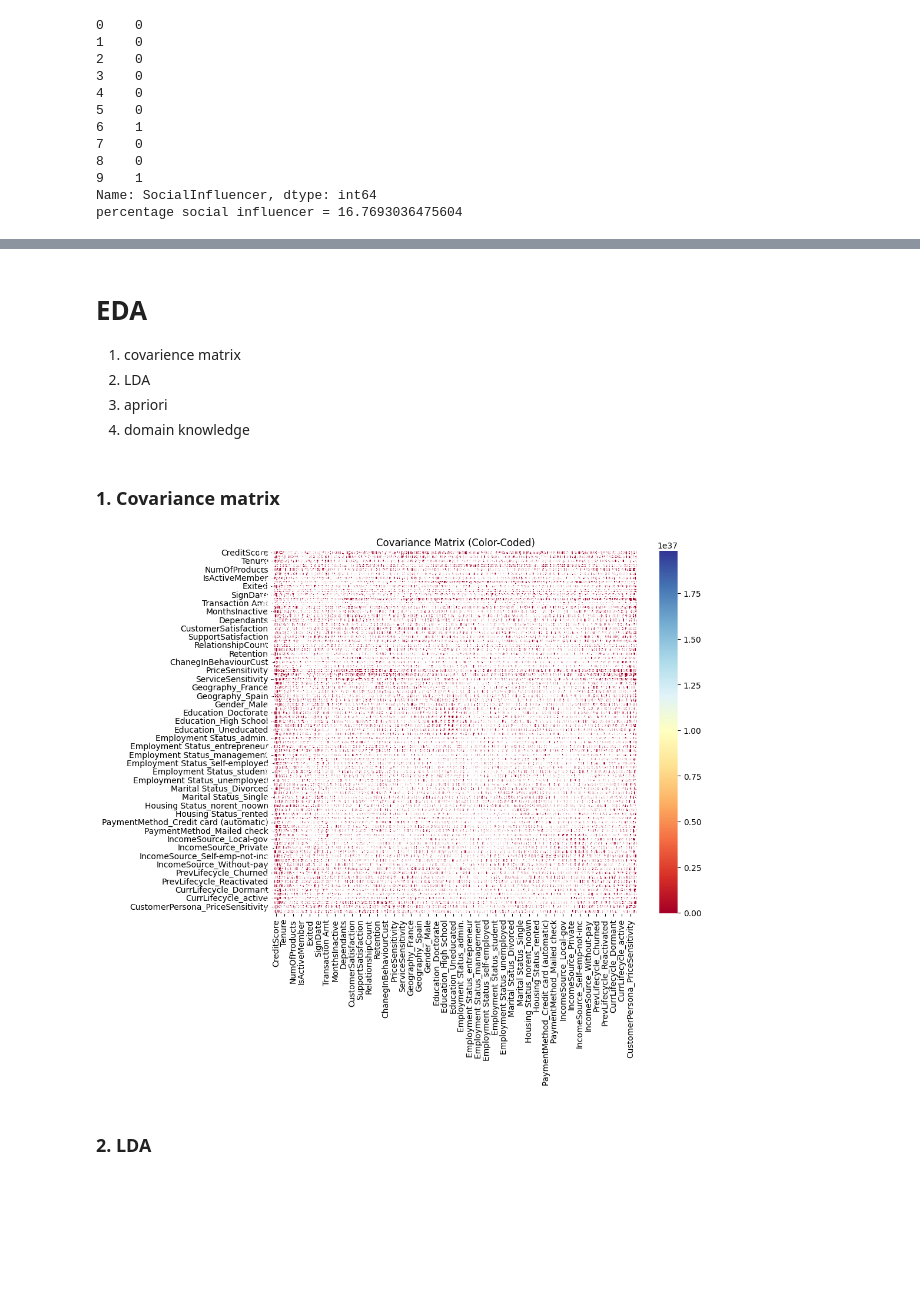
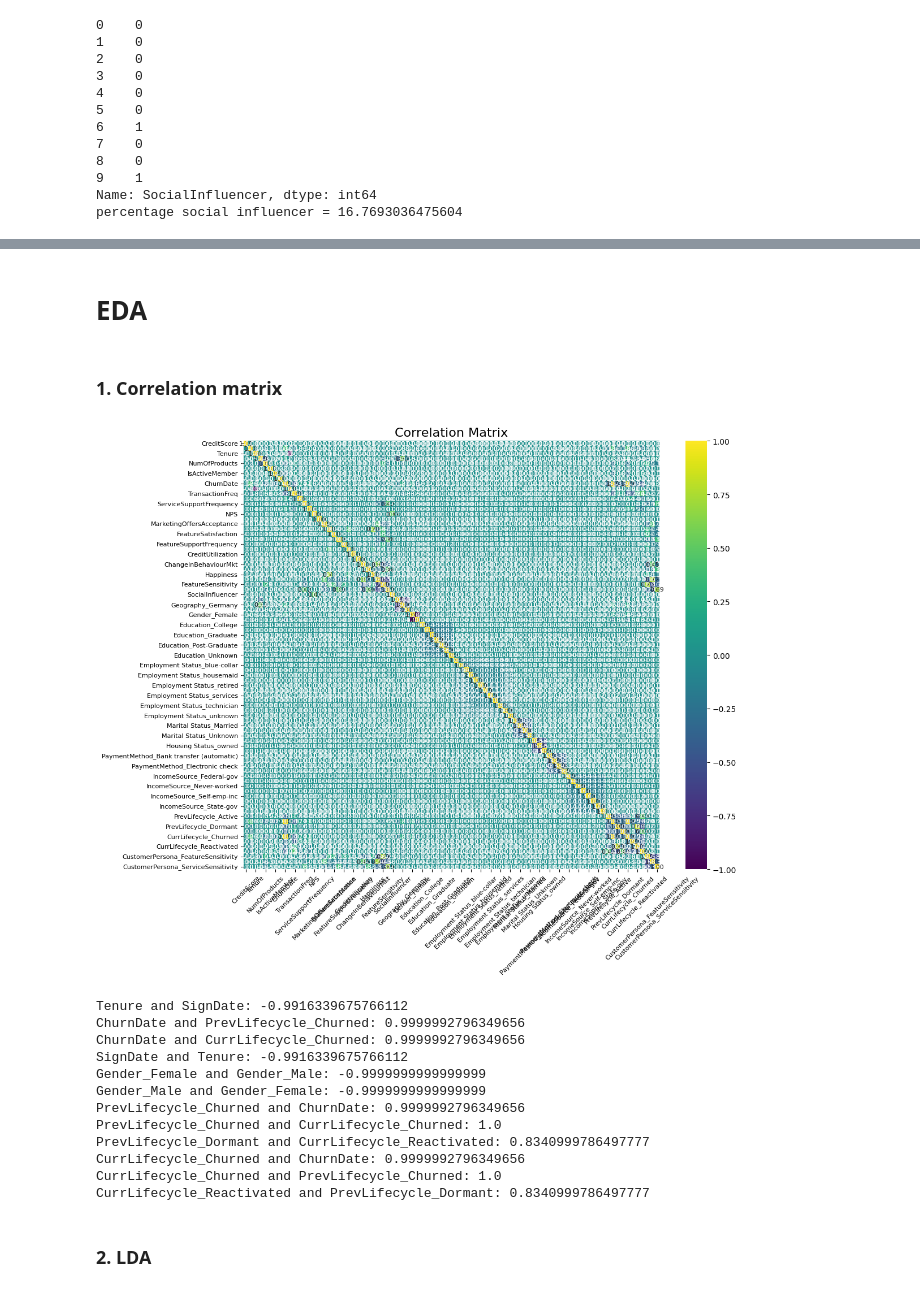
Before and after one commit to CabooseExia/DSA3101-Customer-Churn, a Jupyter notebook: backend.ipynb, the cells around one changed output, grey strips where cells are left out. Cells and saved outputs as stored; diff of their text form; code cells hidden in the pictures; blank space fills up the shorter version.

```diff
--- a/backend.ipynb
+++ b/backend.ipynb
@@ -1215,8 +1215,14 @@ to_one_hot_encode_cols = ['Geography', 'Gender', 'Education', 'Employment Status
 
 bank_df_train.drop(columns=useless_cols, inplace=True)
 bank_df_train = pd.get_dummies(bank_df_train, columns=to_one_hot_encode_cols)
+
+reference_date = bank_df_train['ChurnDate'].min()
+bank_df_train['ChurnDate_Numeric'] = (bank_df_train['ChurnDate'] - reference_date).dt.days
 print(bank_df_train.dtypes)
 print(bank_df_train.head())
+
+# to get our dates back
+bank_df_train['ChurnDate_Back'] = reference_date + pd.to_timedelta(bank_df_train['ChurnDate_Numeric'], unit='D')
 # %% [output]
 CreditScore                             int64
 Age                                   float64
@@ -1238,22 +1244,52 @@ Length: 86, dtype: object
-# %% [markdown]
-# EDA
-1. covarience matrix
-2. LDA
-3. apriori
-4. domain knowledge
+# %% [markdown]
+# EDA
 # %% [markdown]
-### 1. Covariance matrix
+### 1. Correlation matrix
-# %%
-import seaborn as sns
-import matplotlib.pyplot as plt
-
-cov_matrix = bank_df_train.cov()
-plt.figure(figsize=(10, 8))
-sns.heatmap(cov_matrix, annot=True, cmap='RdYlBu', linewidths=.5, square=True)
-plt.title('Covariance Matrix (Color-Coded)')
-plt.show()
-# %% [output]
-[figure, removed]
+# %%
+import seaborn as sns
+import matplotlib.pyplot as plt
+
+cov_matrix = bank_df_train.cov()
+corr_matrix = bank_df_train.corr()
+plt.figure(figsize=(12, 10))
+
+# Plot the heatmap
+sns.heatmap(corr_matrix, annot=True, cmap='viridis', fmt=".2f", annot_kws={"fontsize": 8})
+
+# Customize the plot
+plt.title('Correlation Matrix', fontsize=16)
+plt.xticks(rotation=45, fontsize=8)
+plt.yticks(rotation=0, fontsize=8)
+
+# Display the plot
+plt.tight_layout()
+plt.show()
+
+correlated_columns = []
+threshold = 0.75  # You can adjust this threshold as needed
+
+for col in corr_matrix.columns:
+    correlated_cols = corr_matrix.index[(corr_matrix[col] > threshold) | (corr_matrix[col] < -threshold)].tolist()
+    correlated_cols.remove(col)  # Remove the current column itself
+    correlated_columns.extend([(col, corr) for corr in correlated_cols])
+
+
+for col, corr in correlated_columns:
+    print(f"{col} and {corr}: {corr_matrix.loc[col, corr]}")
+# %% [output]
+[figure, added]
+Tenure and SignDate: -0.9916339675766112
+ChurnDate and PrevLifecycle_Churned: 0.9999992796349656
+ChurnDate and CurrLifecycle_Churned: 0.9999992796349656
+SignDate and Tenure: -0.9916339675766112
+Gender_Female and Gender_Male: -0.9999999999999999
+Gender_Male and Gender_Female: -0.9999999999999999
+PrevLifecycle_Churned and ChurnDate: 0.9999992796349656
+PrevLifecycle_Churned and CurrLifecycle_Churned: 1.0
+PrevLifecycle_Dormant and CurrLifecycle_Reactivated: 0.8340999786497777
+CurrLifecycle_Churned and ChurnDate: 0.9999992796349656
+CurrLifecycle_Churned and PrevLifecycle_Churned: 1.0
+CurrLifecycle_Reactivated and PrevLifecycle_Dormant: 0.8340999786497777
 # %% [markdown]
 ### 2. LDA
 # %%
```
Also changed, not shown: parts of 8 cells of this notebook.
